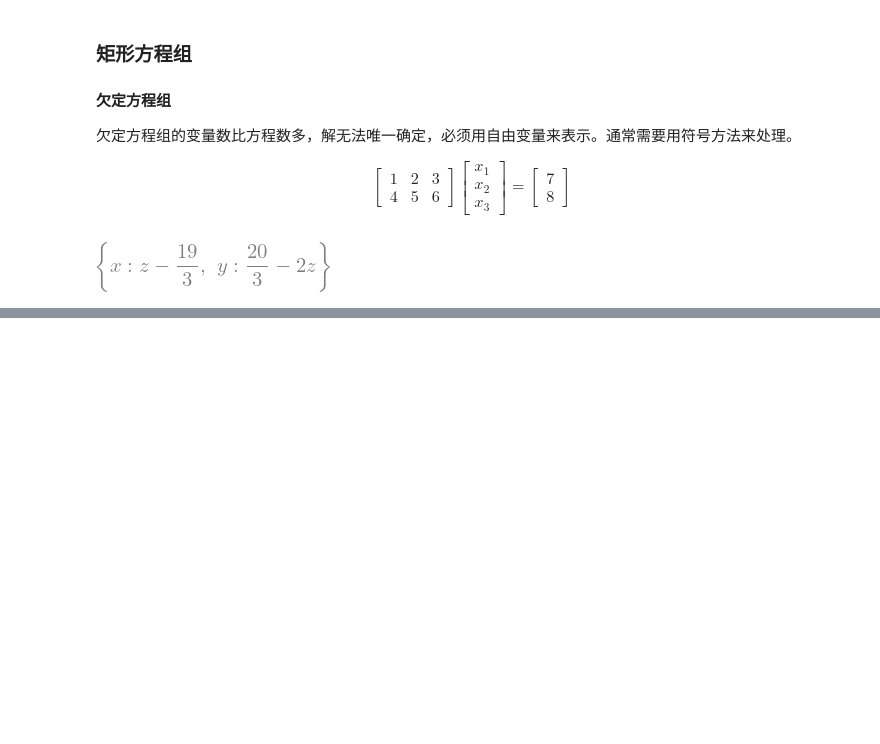
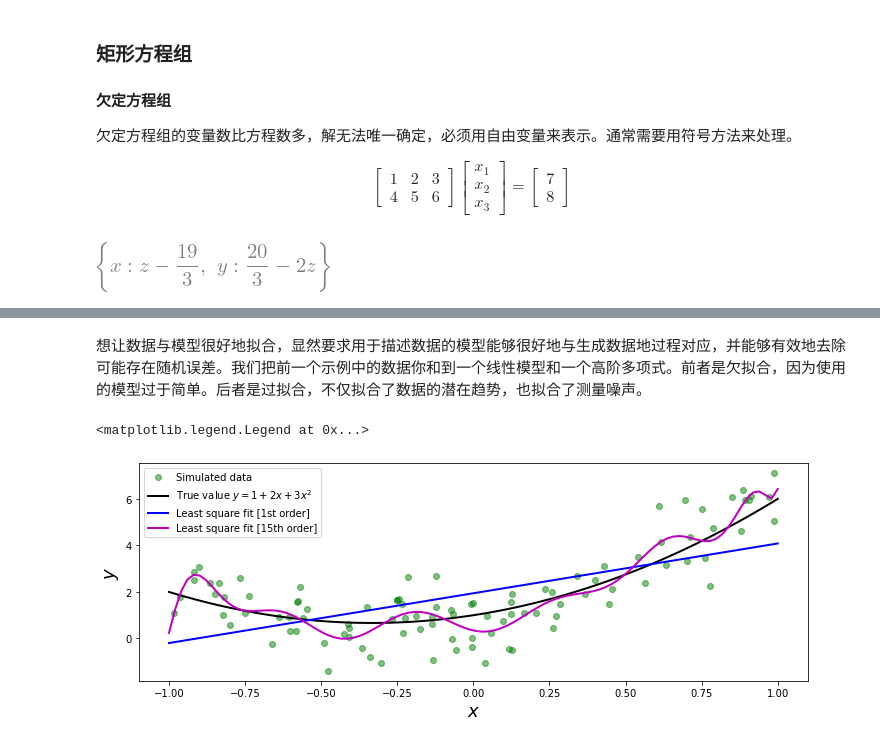
Before and after one commit to sim42/SCML, a Jupyter notebook: Chapter05/1. 方程求解.ipynb, the cells around one changed output, grey strips where cells are left out. Saved outputs shown, nothing was run; the diff lists cells and outputs as text; code cells hidden in the pictures; blank space fills up the shorter version.

```diff
--- a/Chapter05/1. 方程求解.ipynb
+++ b/Chapter05/1. 方程求解.ipynb
@@ -286,0 +359,25 @@ sympy.solve(A*x - b, x_vars)
+# %% [markdown]
+想让数据与模型很好地拟合，显然要求用于描述数据的模型能够很好地与生成数据地过程对应，并能够有效地去除可能存在随机误差。我们把前一个示例中的数据你和到一个线性模型和一个高阶多项式。前者是欠拟合，因为使用的模型过于简单。后者是过拟合，不仅拟合了数据的潜在趋势，也拟合了测量噪声。
+# %%
+# fit the data to the model using linear least square:
+# 1st order polynomial
+A = np.vstack([X**n for n in range(2)])
+sol, r, rank, sv = la.lstsq(A.T, Y)
+y_fit1 = sum([s * x**n for n, s in enumerate(sol)])
+
+# 15th order polynomial
+A = np.vstack([X**n for n in range(16)])
+sol, r, rank, sv = la.lstsq(A.T, Y)
+y_fit15 = sum([s * x**n for n, s in enumerate(sol)])
+
+fig, ax = plt.subplots(figsize=(12, 4))
+ax.plot(X, Y, 'go', alpha=0.5, label='Simulated data')
+ax.plot(x, y_exact, 'k', lw=2, label='True value $y = 1 + 2x + 3x^2$')
+ax.plot(x, y_fit1, 'b', lw=2, label='Least square fit [1st order]')
+ax.plot(x, y_fit15, 'm', lw=2, label='Least square fit [15th order]')
+ax.set_xlabel(r"$x$", fontsize=18)
+ax.set_ylabel(r"$y$", fontsize=18)
+ax.legend(loc=2)
+# %% [output]
+<matplotlib.legend.Legend at 0x...>
+[figure, added]
```
Also changed, not shown: parts of 51 cells of this notebook, 8 other files.
